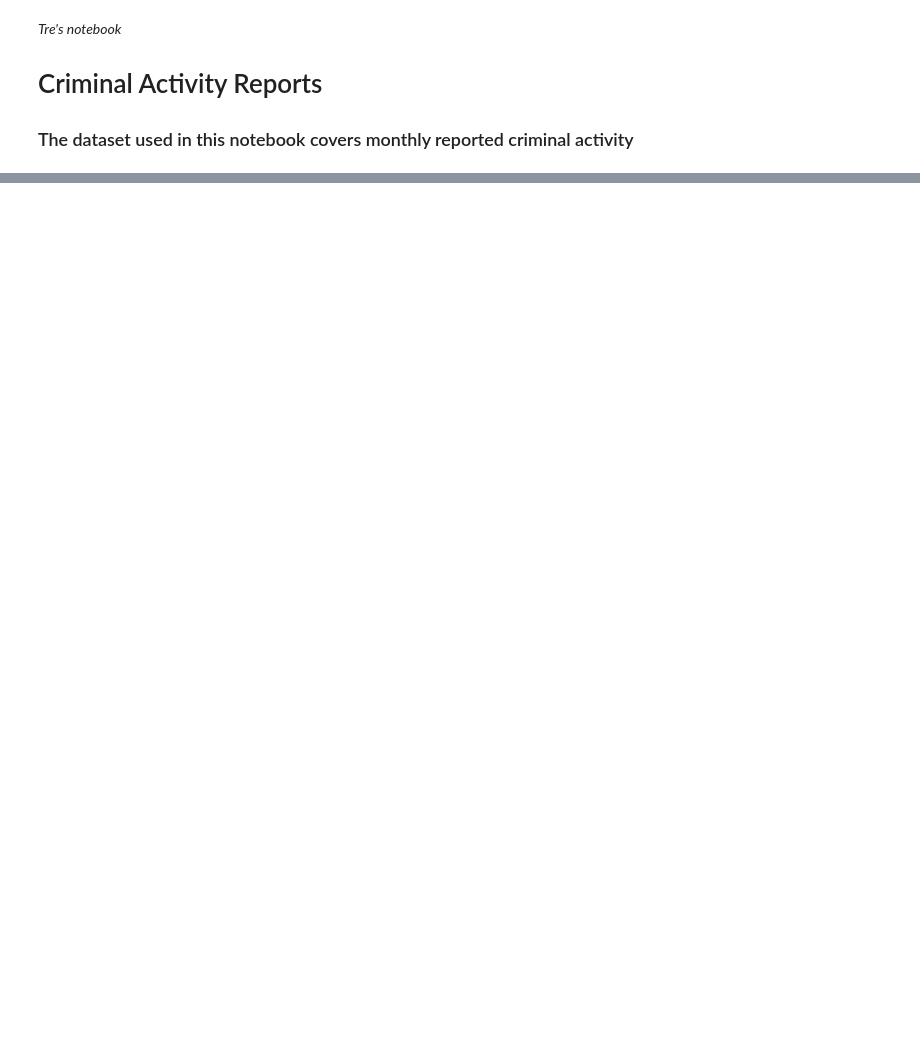
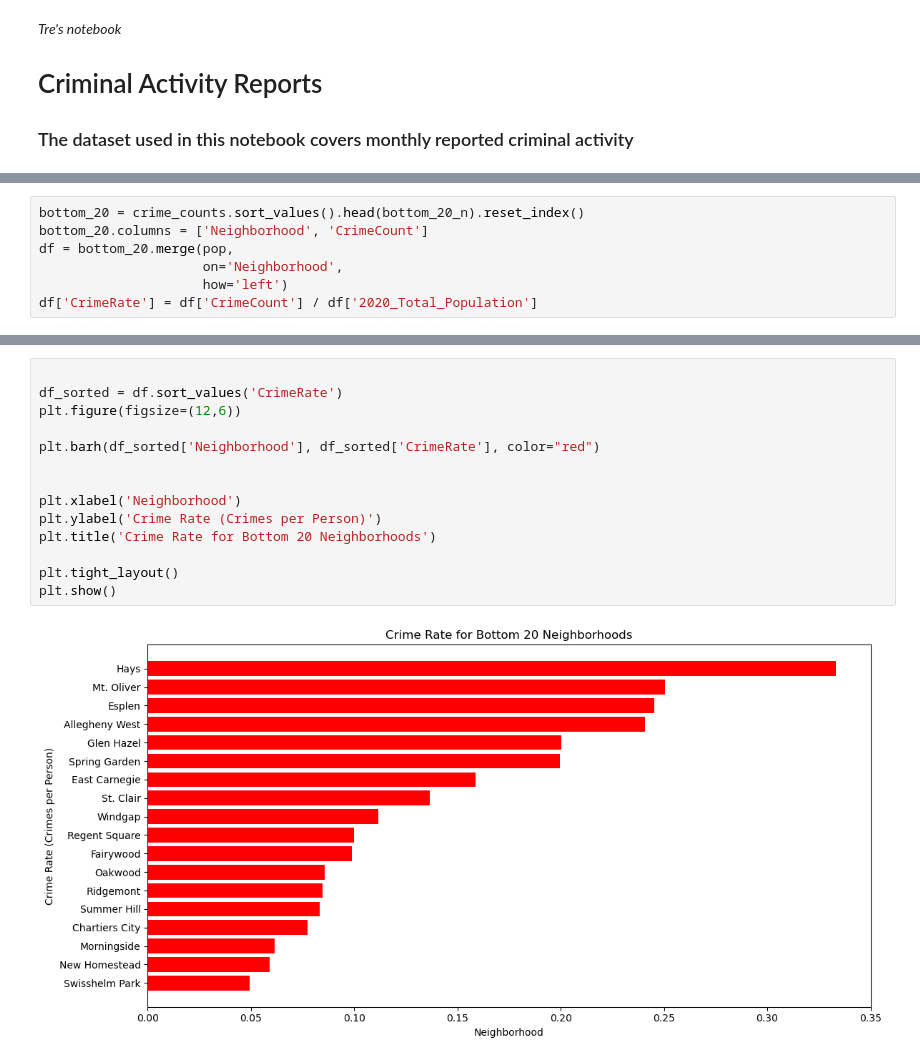
Before and after one commit to tredondizzy/Final-Project, a Jupyter notebook: CrimeActivity.ipynb, the cells around one changed output, grey strips where cells are left out. Saved outputs shown, nothing was run; the diff lists cells and outputs as text; blank space fills up the shorter version.

```diff
--- a/CrimeActivity.ipynb
+++ b/CrimeActivity.ipynb
@@ -101,0 +96,7 @@ B_counts.tail(10).plot(kind="bar")
+# %%
+bottom_20 = crime_counts.sort_values().head(bottom_20_n).reset_index()
+bottom_20.columns = ['Neighborhood', 'CrimeCount']
+df = bottom_20.merge(pop,
+                     on='Neighborhood',
+                     how='left')
+df['CrimeRate'] = df['CrimeCount'] / df['2020_Total_Population']
@@ -101,0 +123,16 @@ B_counts.tail(10).plot(kind="bar")
+# %%
+
+df_sorted = df.sort_values('CrimeRate')
+plt.figure(figsize=(12,6))
+
+plt.barh(df_sorted['Neighborhood'], df_sorted['CrimeRate'], color="red")
+
+
+plt.xlabel('Neighborhood')
+plt.ylabel('Crime Rate (Crimes per Person)')
+plt.title('Crime Rate for Bottom 20 Neighborhoods')
+
+plt.tight_layout()
+plt.show()
+# %% [output]
+[figure, added]
```
Also changed, not shown: parts of 22 cells of this notebook.
